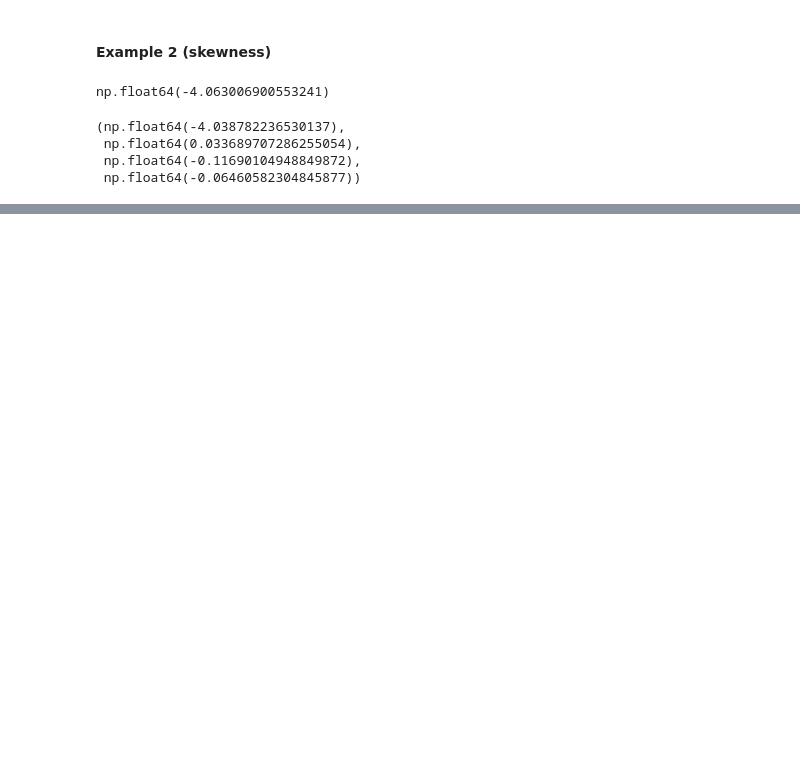
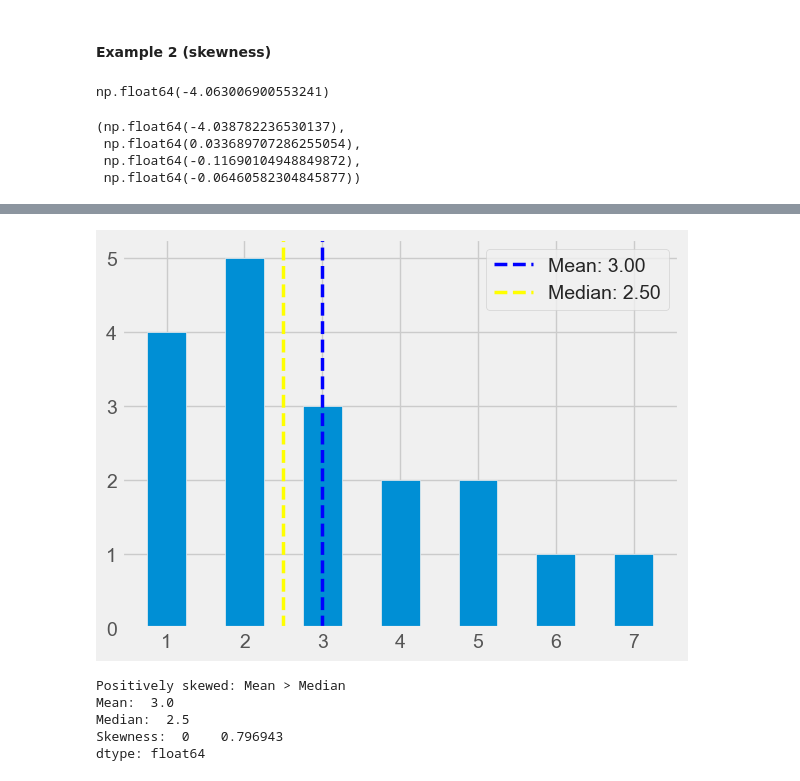
Before and after one commit to valatwork/statistics, a Jupyter notebook: 006-skewness.ipynb, the cells around one changed output, grey strips where cells are left out. Cells and saved outputs as stored; diff of their text form; code cells hidden in the pictures; blank space fills up the shorter version.

```diff
--- a/006-skewness.ipynb
+++ b/006-skewness.ipynb
@@ -95,0 +177,26 @@ sm.stats.stattools.robust_skewness(sp_data['Returns'])
+# %%
+plt.bar(frequency.index, frequency.values, width=0.5)
+plt.axvline(x=mean, color='blue', linestyle='--', linewidth=2.5, label=f'Mean: {mean:.2f}')
+plt.axvline(x=median, color='yellow', linestyle='--', linewidth=2.5, label=f'Median: {median:.2f}')
+plt.legend()
+plt.show()
+# %% [output]
+[figure, added]
+# %%
+def skewness_type(mean, median):
+    if mean > median:
+        print("Positively skewed: Mean > Median")
+    elif mean < median:
+        print("Negatively skewed: Mean < Median")
+    else:
+        print("No skew: Mean = Median")
+skewness_type(mean, median)
+print("Mean: ", mean)
+print("Median: " , median)
+print("Skewness: ", skewness)
+# %% [output]
+Positively skewed: Mean > Median
+Mean:  3.0
+Median:  2.5
+Skewness:  0    0.796943
+dtype: float64
```
Also changed, not shown: parts of 19 cells of this notebook, 4 other files.
